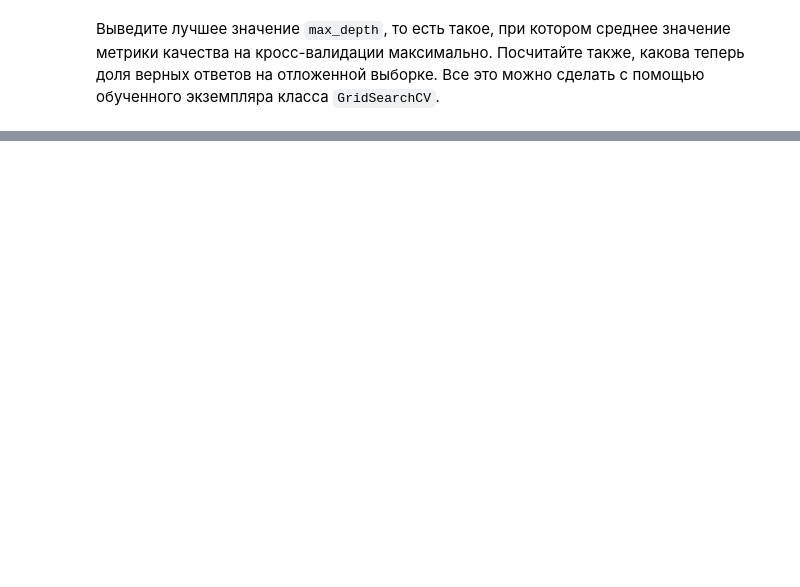
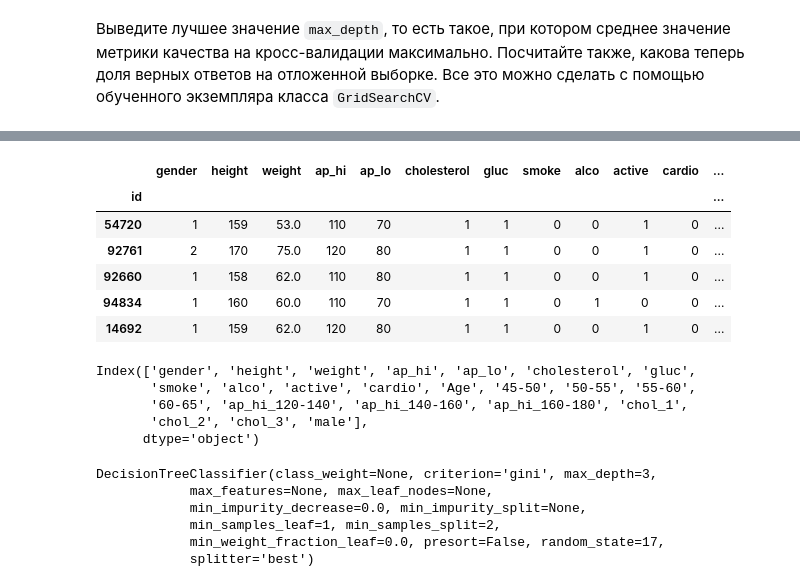
Before and after one commit to requiemofthesouls/USML_homeworks, a Jupyter notebook: ML/Assignment 3. Decision trees/assignment3_decision_trees_rus.ipynb, the cells around one changed output, grey strips where cells are left out. Drawn from its saved outputs; the diff is of its cells as text; code cells hidden in the pictures; blank space fills up the shorter version.

```diff
--- a/ML/Assignment 3. Decision trees/assignment3_decision_trees_rus.ipynb
+++ b/ML/Assignment 3. Decision trees/assignment3_decision_trees_rus.ipynb
@@ -189,0 +240,19 @@ tree_grid = GridSearchCV # Ваш код здесь
+# %%
+df['45-50'] = df.apply(lambda row: 1 if 45 <= row['Age'] and row['Age'] < 50 else 0, axis=1)
+df['50-55'] = df.apply(lambda row: 1 if 50 <= row['Age'] and row['Age'] < 55 else 0, axis=1)
+df['55-60'] = df.apply(lambda row: 1 if 55 <= row['Age'] and row['Age'] < 60 else 0, axis=1)
+df['60-65'] = df.apply(lambda row: 1 if 60 <= row['Age'] and row['Age'] < 65 else 0, axis=1)
+# %%
+df['ap_hi_120-140'] = df.apply(lambda row: 1 if 120 <= row['ap_hi'] and row['ap_hi'] < 140 else 0, axis=1)
+df['ap_hi_140-160'] = df.apply(lambda row: 1 if 140 <= row['ap_hi'] and row['ap_hi'] < 160 else 0, axis=1)
+df['ap_hi_160-180'] = df.apply(lambda row: 1 if 160 <= row['ap_hi'] and row['ap_hi'] < 180 else 0, axis=1)
+# %%
+df.sample(5)
+# %% [output]
+|  | gender | height | weight | ap_hi | ap_lo | cholesterol | gluc | smoke | alco | active | cardio | ... |
+| id |  |  |  |  |  |  |  |  |  |  |  | ... |
+| 54720 | 1 | 159 | 53.0 | 110 | 70 | 1 | 1 | 0 | 0 | 1 | 0 | ... |
+| 92761 | 2 | 170 | 75.0 | 120 | 80 | 1 | 1 | 0 | 0 | 1 | 0 | ... |
+| 92660 | 1 | 158 | 62.0 | 110 | 80 | 1 | 1 | 0 | 0 | 1 | 0 | ... |
+| 94834 | 1 | 160 | 60.0 | 110 | 70 | 1 | 1 | 0 | 1 | 0 | 0 | ... |
+| 14692 | 1 | 159 | 62.0 | 120 | 80 | 1 | 1 | 0 | 0 | 1 | 0 | ... |
@@ -189,0 +262,8 @@ tree_grid = GridSearchCV # Ваш код здесь
+# %%
+df.columns
+# %% [output]
+Index(['gender', 'height', 'weight', 'ap_hi', 'ap_lo', 'cholesterol', 'gluc',
+       'smoke', 'alco', 'active', 'cardio', 'Age', '45-50', '50-55', '55-60',
+       '60-65', 'ap_hi_120-140', 'ap_hi_140-160', 'ap_hi_160-180', 'chol_1',
+       'chol_2', 'chol_3', 'male'],
+      dtype='object')
@@ -189,0 +277,10 @@ tree_grid = GridSearchCV # Ваш код здесь
+# %%
+dt = DecisionTreeClassifier(max_depth=3, random_state=17)
+dt.fit(X_train, y_train)
+# %% [output]
+DecisionTreeClassifier(class_weight=None, criterion='gini', max_depth=3,
+            max_features=None, max_leaf_nodes=None,
+            min_impurity_decrease=0.0, min_impurity_split=None,
+            min_samples_leaf=1, min_samples_split=2,
+            min_weight_fraction_leaf=0.0, presort=False, random_state=17,
+            splitter='best')
```
Also changed, not shown: parts of 33 cells of this notebook.
